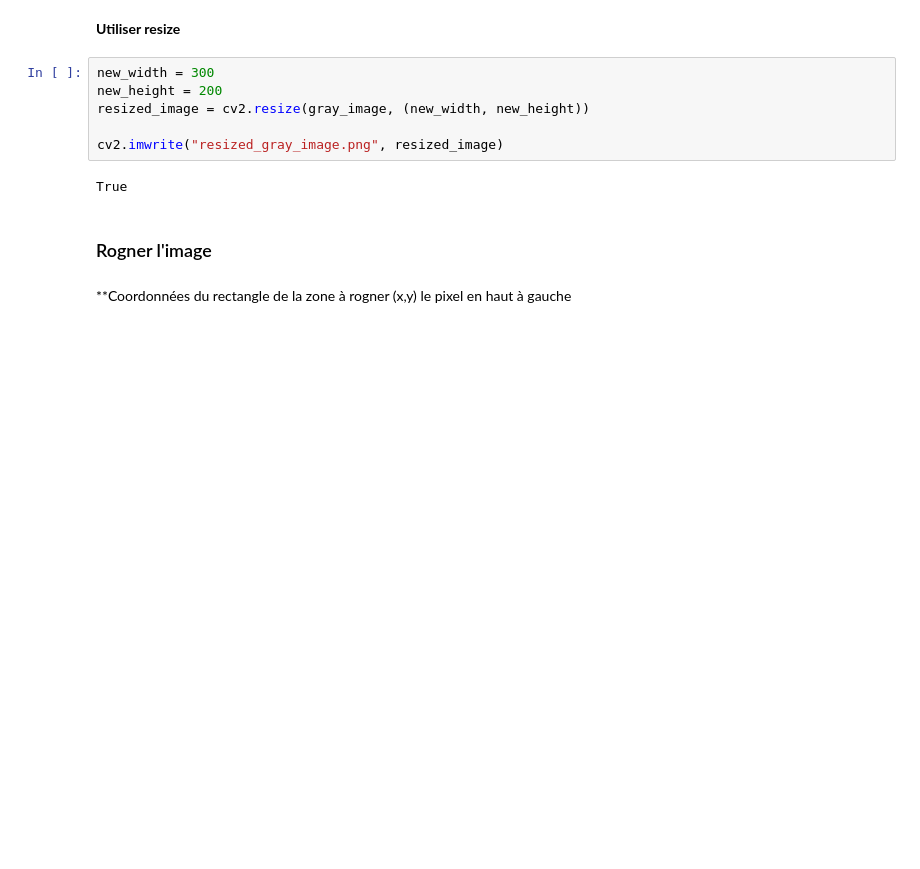
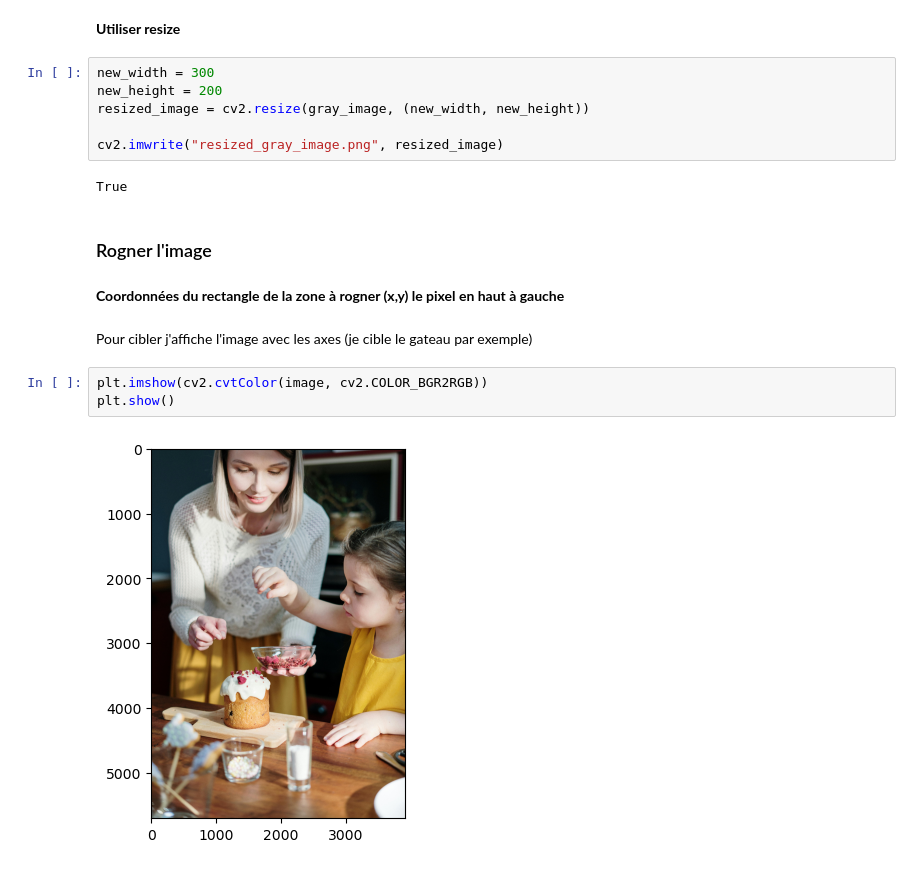
Before and after one commit to BatataNatna/Reconnaissance_S1, a Jupyter notebook: Reconnaissance_S1.ipynb, the cells around one changed output. Drawn from its saved outputs; the diff is of its cells as text; blank space fills up the shorter version.

```diff
--- a/Reconnaissance_S1.ipynb
+++ b/Reconnaissance_S1.ipynb
@@ -45,5 +45,12 @@ True
 # %% [markdown]
 ### Rogner l'image
 # %% [markdown]
-**Coordonnées du rectangle de la zone à rogner  (x,y) le pixel en haut à gauche
+**Coordonnées du rectangle de la zone à rogner  (x,y) le pixel en haut à gauche**
+# %% [markdown]
+Pour cibler j'affiche l'image avec les axes (je cible le gateau par exemple)
+# %%
+plt.imshow(cv2.cvtColor(image, cv2.COLOR_BGR2RGB))
+plt.show()
+# %% [output]
+[figure, added]
 # %%
```
Also changed, not shown: parts of 9 cells of this notebook.
